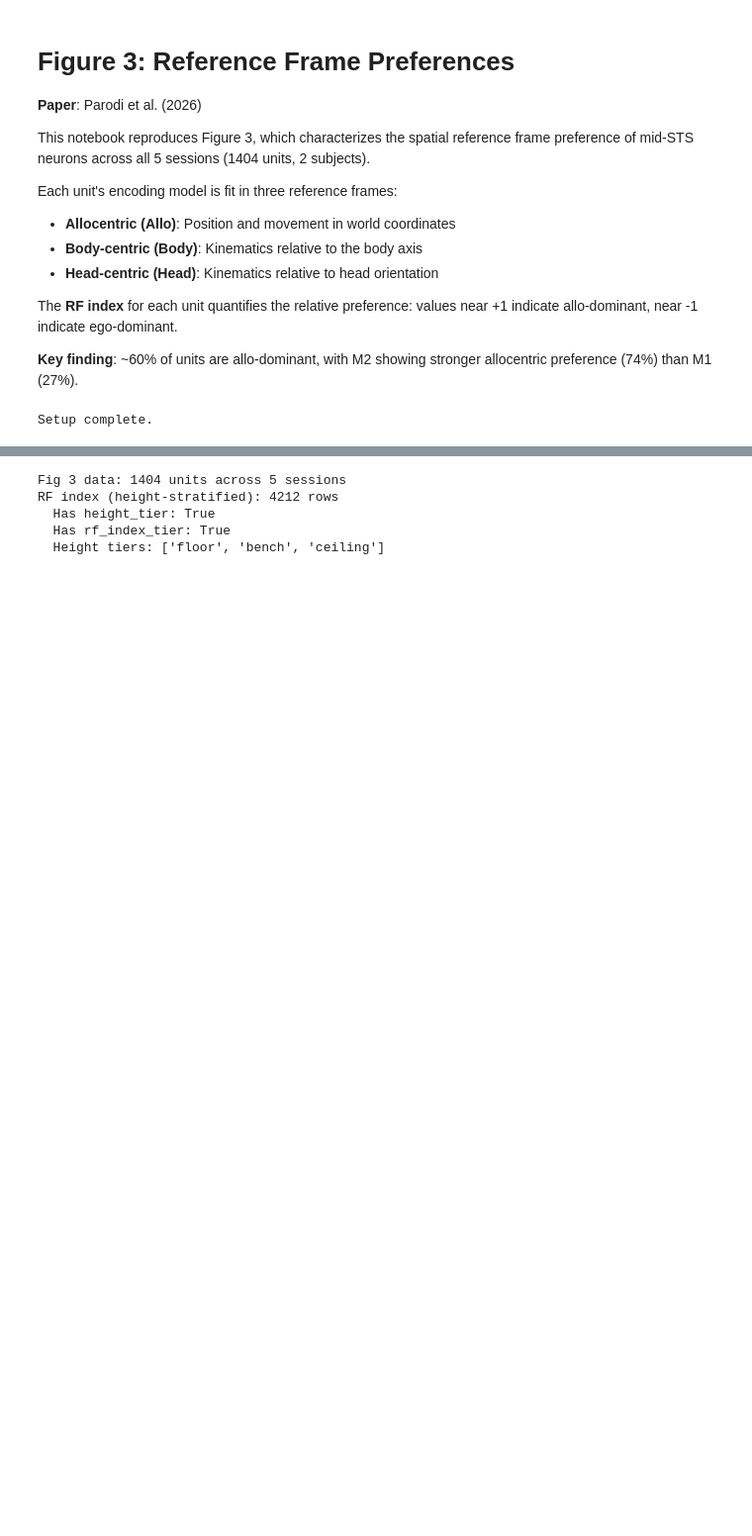
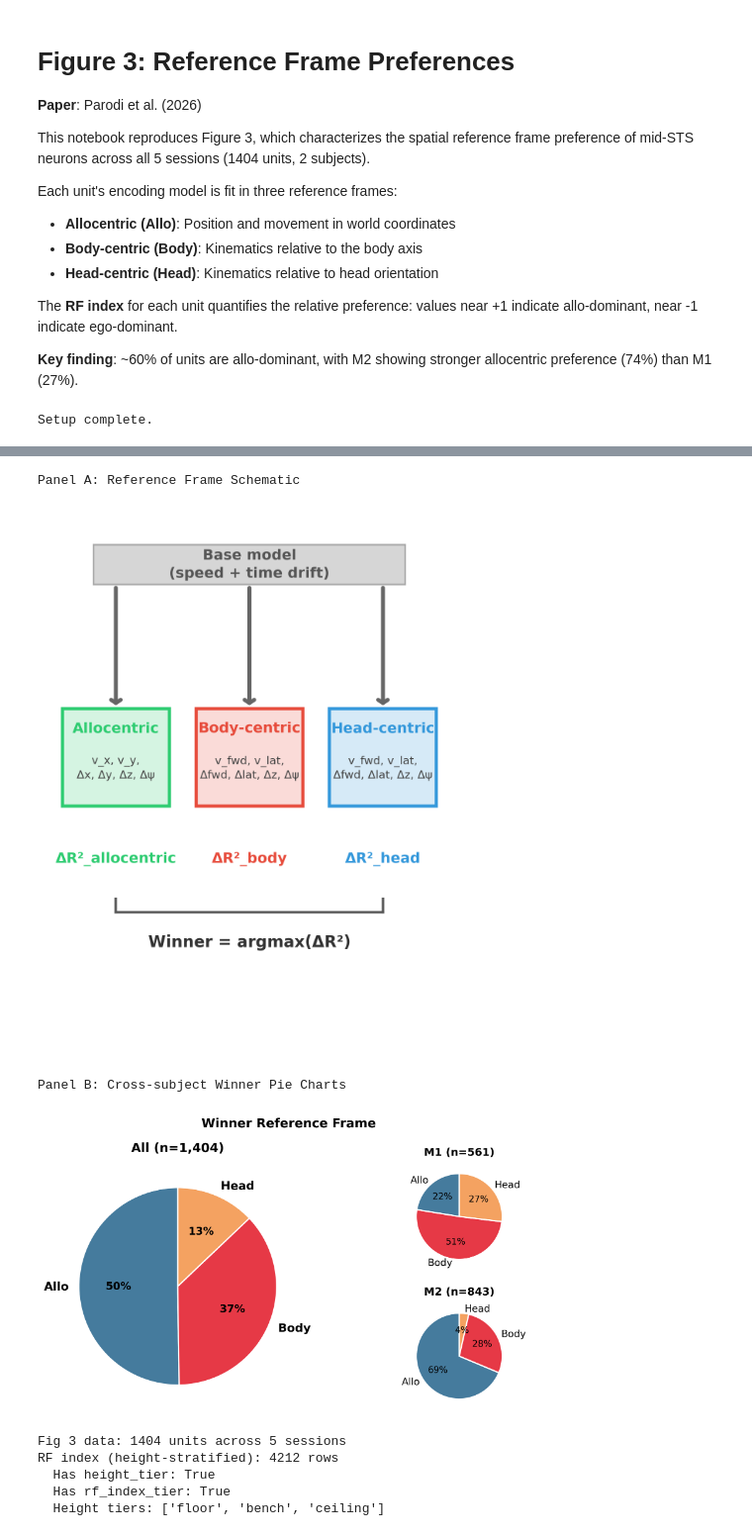
Before and after one commit to felipe-parodi/solo_mSTS_parodi2026, a Jupyter notebook: notebooks/fig3_reference_frames.ipynb, the cells around one changed output, grey strips where cells are left out. Shown at 99% size. Drawn from its saved outputs; the diff is of its cells as text; code cells hidden in the pictures; blank space fills up the shorter version.

```diff
--- a/notebooks/fig3_reference_frames.ipynb
+++ b/notebooks/fig3_reference_frames.ipynb
@@ -54,3 +48,14 @@ Setup complete.
+# %%
+from IPython.display import Image, display
+print("Panel A: Reference Frame Schematic")
+display(Image(filename="assets/fig3_reference_frame_schematic.png", width=500))
+print("\nPanel B: Cross-subject Winner Pie Charts")
+display(Image(filename="assets/fig3_pie_charts.png", width=500))
+# %% [output]
+Panel A: Reference Frame Schematic
+[figure, added]
+Panel B: Cross-subject Winner Pie Charts
+[figure, added]
 # %%
 # Load production data using pub_data loaders
 from freemat.single_fm.viz.pub_data import load_fig3, load_fig3_rf_index, _rename_sessions
```
Also changed, not shown: parts of 1 cell of this notebook, 3 other files.
